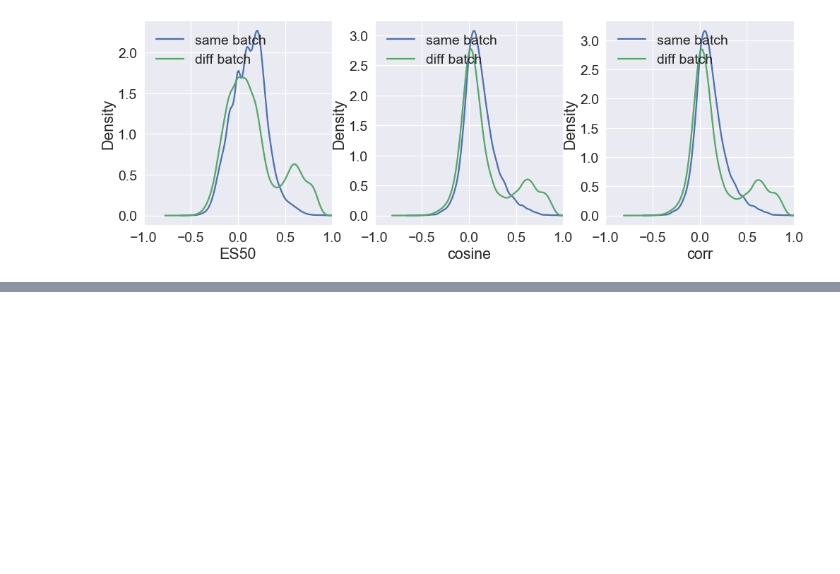
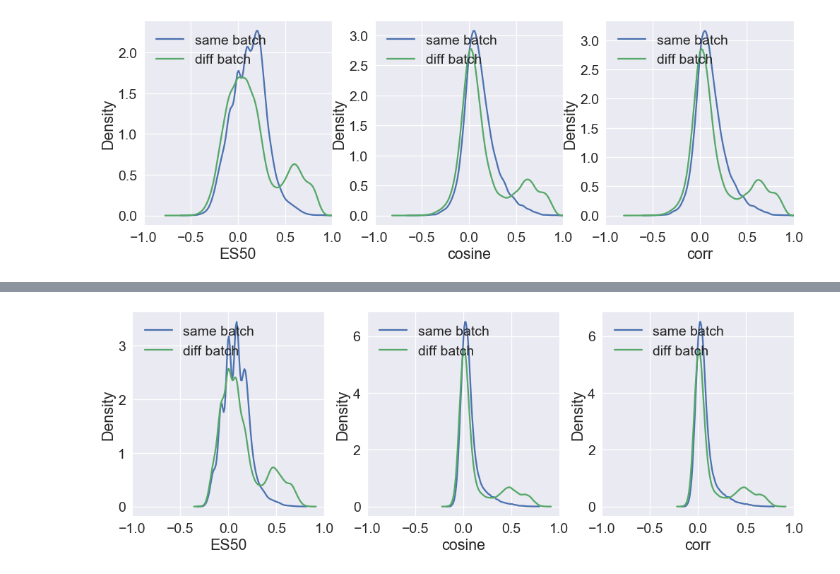
Before and after one commit to MaayanLab/L1000FWD, a Jupyter notebook: notebooks/Benchmark_connectivity1.ipynb, the cells around one changed output, grey strips where cells are left out. Drawn from its saved outputs; the diff is of its cells as text; code cells hidden in the pictures; blank space fills up the shorter version.

```diff
--- a/notebooks/Benchmark_connectivity1.ipynb
+++ b/notebooks/Benchmark_connectivity1.ipynb
@@ -616,0 +645,4 @@ fig = density_plot_scores_same_drug(res_scores6)
+# %%
+fig = density_plot_scores_same_drug(res_scores8)
+# %% [output]
+[figure, added]
```
Also changed, not shown: parts of 6 cells of this notebook, 2 other files.
